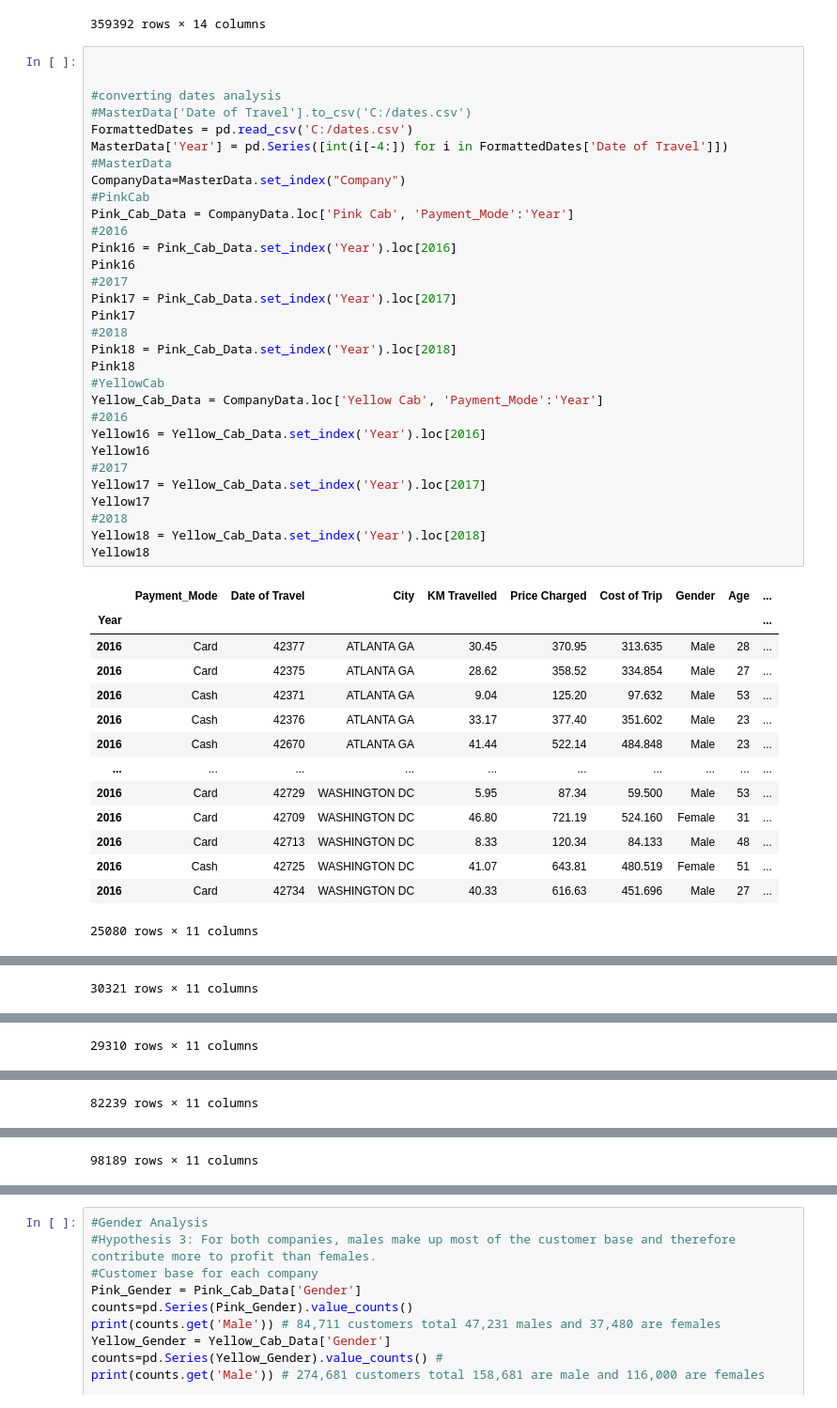
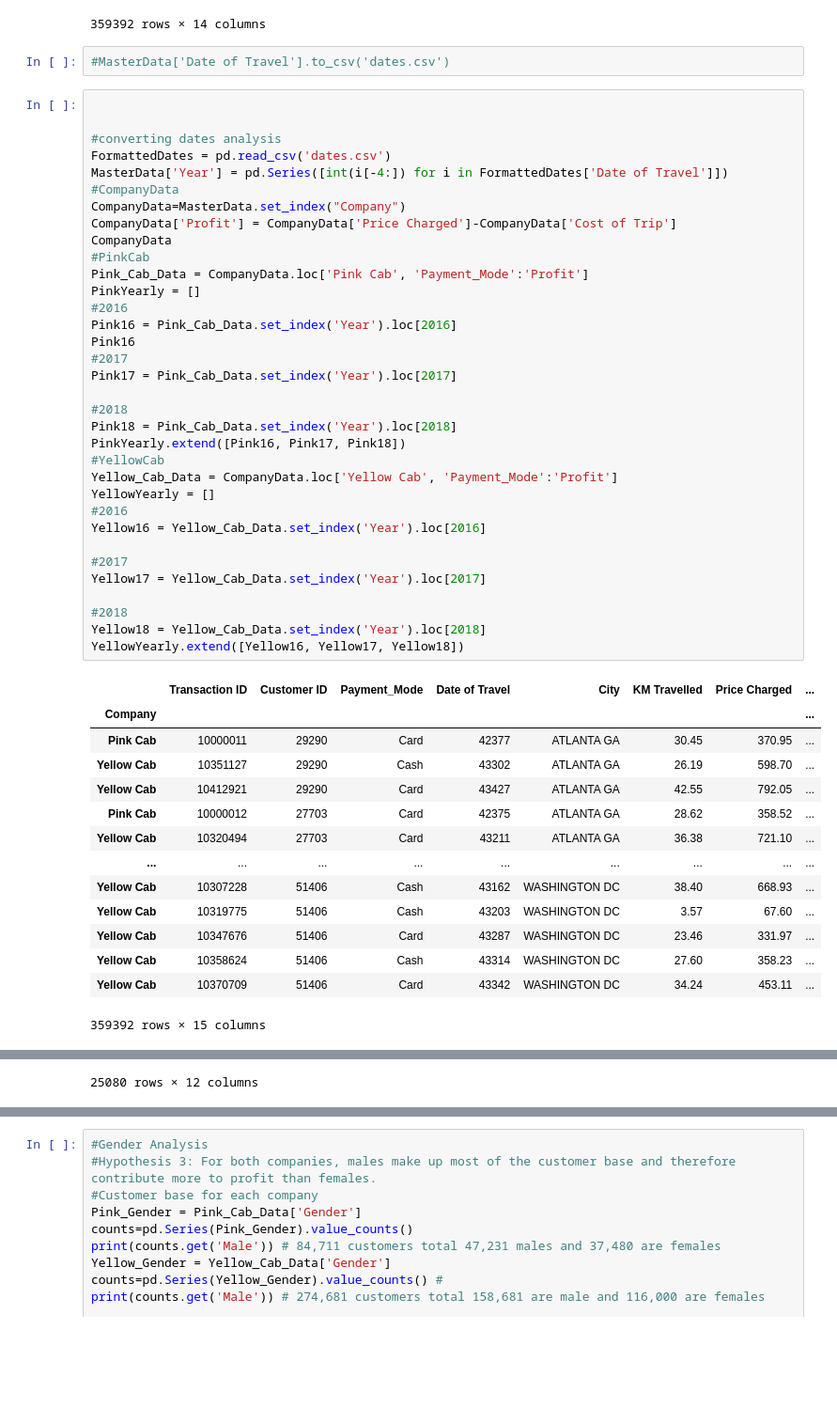
Before and after one commit to EMILYWYAO/Data-Glacier-Internship, a Jupyter notebook: Week 2/EDA_Notebook.ipynb, the cells around one changed output, grey strips where cells are left out. Shown: that part at 94% size. Drawn from its saved outputs; the diff is of its cells as text; blank space fills up the shorter version.

```diff
--- a/Week 2/EDA_Notebook.ipynb
+++ b/Week 2/EDA_Notebook.ipynb
@@ -29,51 +29,56 @@ MasterData #all the data merged into one, there were no NA values and no duplica
 | 359390 | 10358624 | 51406 | Cash | 43314 | Yellow Cab | WASHINGTON DC | 27.60 | ... |
 | 359391 | 10370709 | 51406 | Card | 43342 | Yellow Cab | WASHINGTON DC | 34.24 | ... |
 359392 rows × 14 columns
+# %%
+#MasterData['Date of Travel'].to_csv('dates.csv')
 # %%
 
 
 #converting dates analysis
-#MasterData['Date of Travel'].to_csv('C:/dates.csv')
-FormattedDates = pd.read_csv('C:/dates.csv')
+FormattedDates = pd.read_csv('dates.csv')
 MasterData['Year'] = pd.Series([int(i[-4:]) for i in FormattedDates['Date of Travel']])
-#MasterData
+#CompanyData
 CompanyData=MasterData.set_index("Company")
+CompanyData['Profit'] = CompanyData['Price Charged']-CompanyData['Cost of Trip']
+CompanyData
 #PinkCab
-Pink_Cab_Data = CompanyData.loc['Pink Cab', 'Payment_Mode':'Year']
+Pink_Cab_Data = CompanyData.loc['Pink Cab', 'Payment_Mode':'Profit']
+PinkYearly = []
 #2016
 Pink16 = Pink_Cab_Data.set_index('Year').loc[2016]
 Pink16
 #2017
 Pink17 = Pink_Cab_Data.set_index('Year').loc[2017]
-Pink17
+
 #2018
 Pink18 = Pink_Cab_Data.set_index('Year').loc[2018]
-Pink18
+PinkYearly.extend([Pink16, Pink17, Pink18])
 #YellowCab
-Yellow_Cab_Data = CompanyData.loc['Yellow Cab', 'Payment_Mode':'Year']
+Yellow_Cab_Data = CompanyData.loc['Yellow Cab', 'Payment_Mode':'Profit']
+YellowYearly = []
 #2016
 Yellow16 = Yellow_Cab_Data.set_index('Year').loc[2016]
-Yellow16
+
 #2017
 Yellow17 = Yellow_Cab_Data.set_index('Year').loc[2017]
-Yellow17
+
 #2018
 Yellow18 = Yellow_Cab_Data.set_index('Year').loc[2018]
-Yellow18
+YellowYearly.extend([Yellow16, Yellow17, Yellow18])
 # %% [output]
-|  | Payment_Mode | Date of Travel | City | KM Travelled | Price Charged | Cost of Trip | Gender | Age | ... |
-| Year |  |  |  |  |  |  |  |  | ... |
-| 2016 | Card | 42377 | ATLANTA GA | 30.45 | 370.95 | 313.635 | Male | 28 | ... |
-| 2016 | Card | 42375 | ATLANTA GA | 28.62 | 358.52 | 334.854 | Male | 27 | ... |
-| 2016 | Cash | 42371 | ATLANTA GA | 9.04 | 125.20 | 97.632 | Male | 53 | ... |
-| 2016 | Cash | 42376 | ATLANTA GA | 33.17 | 377.40 | 351.602 | Male | 23 | ... |
-| 2016 | Cash | 42670 | ATLANTA GA | 41.44 | 522.14 | 484.848 | Male | 23 | ... |
-| ... | ... | ... | ... | ... | ... | ... | ... | ... | ... |
-| 2016 | Card | 42729 | WASHINGTON DC | 5.95 | 87.34 | 59.500 | Male | 53 | ... |
-| 2016 | Card | 42709 | WASHINGTON DC | 46.80 | 721.19 | 524.160 | Female | 31 | ... |
-| 2016 | Card | 42713 | WASHINGTON DC | 8.33 | 120.34 | 84.133 | Male | 48 | ... |
-| 2016 | Cash | 42725 | WASHINGTON DC | 41.07 | 643.81 | 480.519 | Female | 51 | ... |
-| 2016 | Card | 42734 | WASHINGTON DC | 40.33 | 616.63 | 451.696 | Male | 27 | ... |
+|  | Transaction ID | Customer ID | Payment_Mode | Date of Travel | City | KM Travelled | Price Charged | ... |
+| Company |  |  |  |  |  |  |  | ... |
+| Pink Cab | 10000011 | 29290 | Card | 42377 | ATLANTA GA | 30.45 | 370.95 | ... |
+| Yellow Cab | 10351127 | 29290 | Cash | 43302 | ATLANTA GA | 26.19 | 598.70 | ... |
+| Yellow Cab | 10412921 | 29290 | Card | 43427 | ATLANTA GA | 42.55 | 792.05 | ... |
+| Pink Cab | 10000012 | 27703 | Card | 42375 | ATLANTA GA | 28.62 | 358.52 | ... |
+| Yellow Cab | 10320494 | 27703 | Card | 43211 | ATLANTA GA | 36.38 | 721.10 | ... |
+| ... | ... | ... | ... | ... | ... | ... | ... | ... |
+| Yellow Cab | 10307228 | 51406 | Cash | 43162 | WASHINGTON DC | 38.40 | 668.93 | ... |
+| Yellow Cab | 10319775 | 51406 | Cash | 43203 | WASHINGTON DC | 3.57 | 67.60 | ... |
+| Yellow Cab | 10347676 | 51406 | Card | 43287 | WASHINGTON DC | 23.46 | 331.97 | ... |
+| Yellow Cab | 10358624 | 51406 | Cash | 43314 | WASHINGTON DC | 27.60 | 358.23 | ... |
+| Yellow Cab | 10370709 | 51406 | Card | 43342 | WASHINGTON DC | 34.24 | 453.11 | ... |
-25080 rows × 11 columns
+359392 rows × 15 columns
 |  | Payment_Mode | Date of Travel | City | KM Travelled | Price Charged | Cost of Trip | Gender | Age | ... |
 | Year |  |  |  |  |  |  |  |  | ... |
@@ -91 +96 @@ Yellow18
-30321 rows × 11 columns
+25080 rows × 12 columns
@@ -105 +96,0 @@ Yellow18
-29310 rows × 11 columns
@@ -119 +96,0 @@ Yellow18
-82239 rows × 11 columns
@@ -133 +96,0 @@ Yellow18
-98189 rows × 11 columns
```
Also changed, not shown: parts of 7 cells of this notebook.
